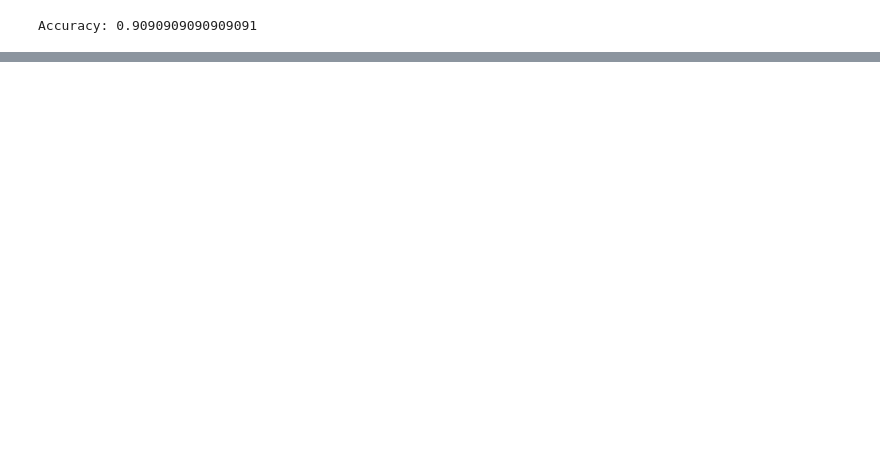
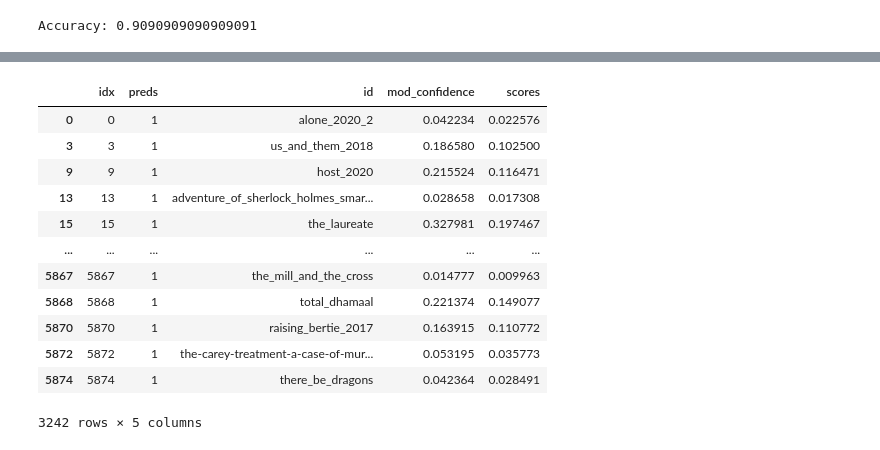
Before and after one commit to bram-n/internet-computing-project, a Jupyter notebook: src/svm.ipynb, the cells around one changed output, grey strips where cells are left out. Drawn from its saved outputs; the diff is of its cells as text; code cells hidden in the pictures; blank space fills up the shorter version.

```diff
--- a/src/svm.ipynb
+++ b/src/svm.ipynb
@@ -71,0 +157,3 @@ sum(data['originalLanguage_Unknown language'])
+# %%
+decision_values = svm_model.decision_function(X_test_scaled)
+decision_values
@@ -72 +184,4 @@ sum(data['originalLanguage_Unknown language'])
+# %%
+liked_movies = train_data[train_data["liked"] == 1]
+cos_sim_scores = cosine_similarity(test_data.drop(columns="liked"), liked_movies.drop(columns="liked")).mean(axis=1)
 # %%
@@ -75,0 +232,18 @@ len(y_test[1:100])
+# %%
+pred_tbl["scores"] = final_ranking
+liked_ranking = pred_tbl[pred_tbl["preds"] == 1]
+liked_ranking
+# %% [output]
+|  | idx | preds | id | mod_confidence | scores |
+| 0 | 0 | 1 | alone_2020_2 | 0.042234 | 0.022576 |
+| 3 | 3 | 1 | us_and_them_2018 | 0.186580 | 0.102500 |
+| 9 | 9 | 1 | host_2020 | 0.215524 | 0.116471 |
+| 13 | 13 | 1 | adventure_of_sherlock_holmes_smar... | 0.028658 | 0.017308 |
+| 15 | 15 | 1 | the_laureate | 0.327981 | 0.197467 |
+| ... | ... | ... | ... | ... | ... |
+| 5867 | 5867 | 1 | the_mill_and_the_cross | 0.014777 | 0.009963 |
+| 5868 | 5868 | 1 | total_dhamaal | 0.221374 | 0.149077 |
+| 5870 | 5870 | 1 | raising_bertie_2017 | 0.163915 | 0.110772 |
+| 5872 | 5872 | 1 | the-carey-treatment-a-case-of-mur... | 0.053195 | 0.035773 |
+| 5874 | 5874 | 1 | there_be_dragons | 0.042364 | 0.028491 |
+3242 rows × 5 columns
```
Also changed, not shown: parts of 32 cells of this notebook, 7 other files.
